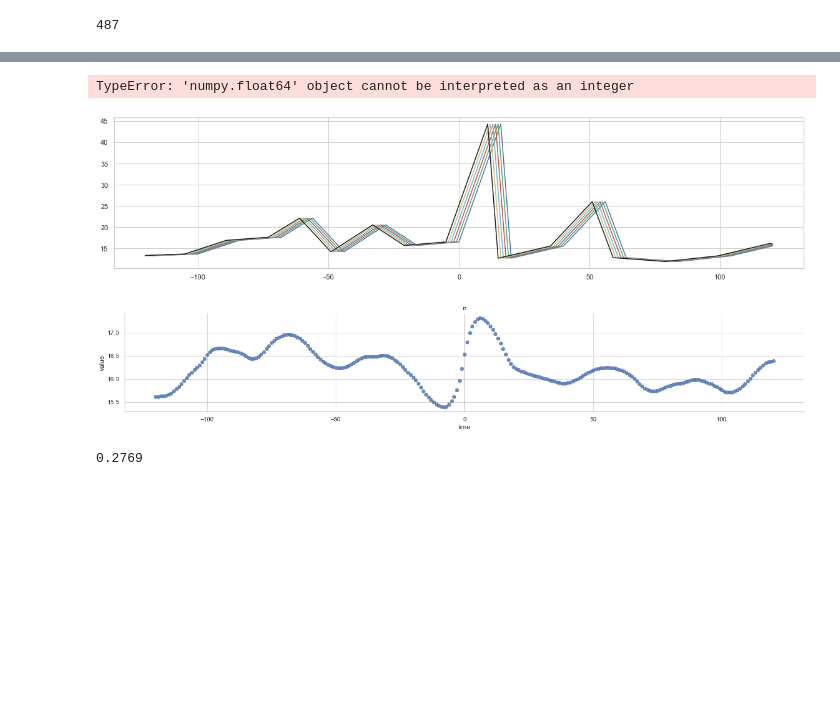
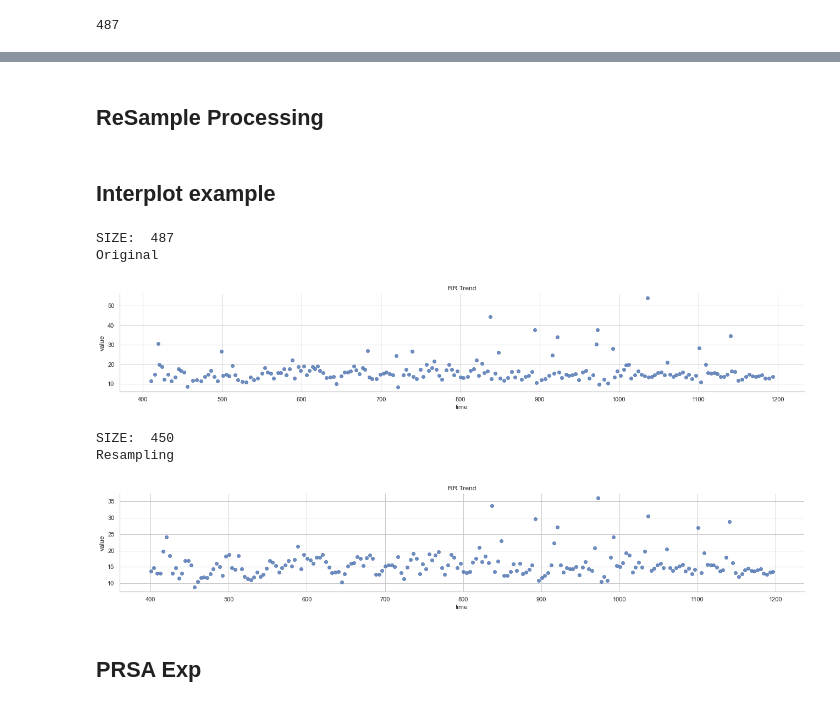
Before and after one commit to HansenBurger/ExtubeWeanPrediction, a Jupyter notebook: prsa.ipynb, the cells around one changed output, grey strips where cells are left out. Drawn from its saved outputs; the diff is of its cells as text; code cells hidden in the pictures; blank space fills up the shorter version.

Commit message:
business update 1. prsa sigle test 2. add entropy analysis 3. statistic the vm distribution

```diff
--- a/prsa.ipynb
+++ b/prsa.ipynb
@@ -47,9 +43,10 @@ rr = np.array([i.rr for i in resp_l])
 v_t = np.array([i.v_t_i for i in resp_l])
 ve = np.array([i.ve for i in resp_l])
 wob = np.array([i.wob for i in resp_l])
+mp = np.array([i.mp_jl_t for i in resp_l])
 wid_l = [round(i.wid) for i in resp_l]
 t_ind = np.array([sum(wid_l[0:i])for i in range(len(wid_l))])
-df = pd.DataFrame({'t_ind':t_ind,'rr':rr, 'v_t':v_t, 've':ve, 'wob':wob})
+df = pd.DataFrame({'t_ind':t_ind,'rr':rr, 'v_t':v_t, 've':ve, 'wob':wob, 'mp':mp})
 len(df)
 # %% [output]
 487
@@ -62,8 +53,2 @@ re_rate = 0.25
-# %%
-rs_p = FreqPreMethod(df.t_ind, df.rr, resp_clip)
-rs_p.InterpValue(interp_rate)
-rs_p.Resampling(re_rate)
-pl_P = PlotMain()
-pl_P.lmplot('time', 'value', rs_p.df, 'RR Trend')
-# %% [output]
-TypeError: 'numpy.float64' object cannot be interpreted as an integer
+# %% [markdown]
+## ReSample Processing
@@ -70 +88,36 @@ TypeError: 'numpy.float64' object cannot be interpreted as an integer
+# %%
+ind_sets = ['rr', 'v_t', 've', 'wob', 'mp']
+T_sets = [1, 5, 10]
+exp_set = [
+    {'L': 60, 'resample_rate': 0.25},
+    {'L': 30, 'resample_rate': 0.5},
+    {'L': 60, 'resample_rate': 1},
+    {'L': 120, 'resample_rate': 2},
+    {'L': 240, 'resample_rate': 4}
+]
+exp_sel = exp_set[0]
+ind_sel = ind_sets[0]
+T_sel = T_sets[0]
+# %% [markdown]
+## Interplot example
+# %%
+resp_clip = slice(100,300,1)
+# rs_p = FreqPreMethod(df.t_ind, df[ind_sel], resp_clip)
+rs_p = FreqPreMethod(df.t_ind, df[ind_sel])
+pl_P = PlotMain()
+df_raw = rs_p.InitTimeSeries()
+print('Original')
+pl_P.lmplot('time', 'value', df_raw[resp_clip], 'RR Trend')
+df_rs = rs_p.Resampling(exp_sel['resample_rate'])
+print('Resampling')
+pl_P.lmplot('time', 'value', df_rs[resp_clip], 'RR Trend')
+# %% [output]
+SIZE:  487
+Original
+[figure, added]
+SIZE:  450
+Resampling
+[figure, added]
+# %% [markdown]
+## PRSA Exp
 # %%
@@ -85,10 +141,0 @@ x_axis = np.linspace(-L, L+1, 2*L+1, endpoint=False)
-# %%
-from matplotlib import pyplot as plt
-color_set = ['b-', 'g-', 'r-', 'c-', 'y-', 'k-']
-plt.figure(figsize=(16,4))
-for i in range(len(color_set)):
-    plt.plot(x_axis,v_s_l[i],color_set[i])
-plt.tight_layout()
-plt.show()
-# %% [output]
-[figure, removed]
@@ -98,10 +141,0 @@ df_prsa = pd.DataFrame({'time':x_axis, 'value':v_prsa})
-# %%
-pl_P.lmplot('time', 'value', df_prsa, 'rr')
-# %% [output]
-[figure, removed]
-# %%
-ac_l= np.array([df_prsa.value[df_prsa.time == i] for i in [-2, -1, 0, 1]])
-ac_conv = (ac_l[2] + ac_l[3] - ac_l[1] - ac_l[0]) / 4
-round(ac_conv.item(), 4)
-# %% [output]
-0.2769
```
Also changed, not shown: parts of 10 cells of this notebook, 14 other files.
